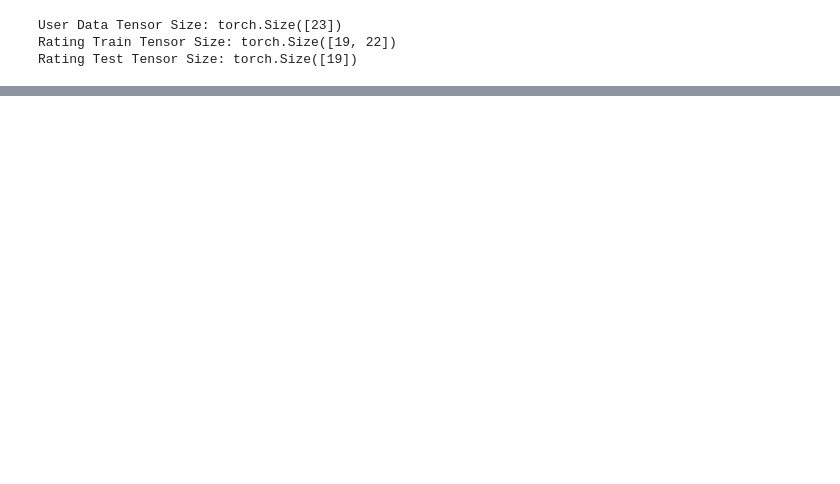
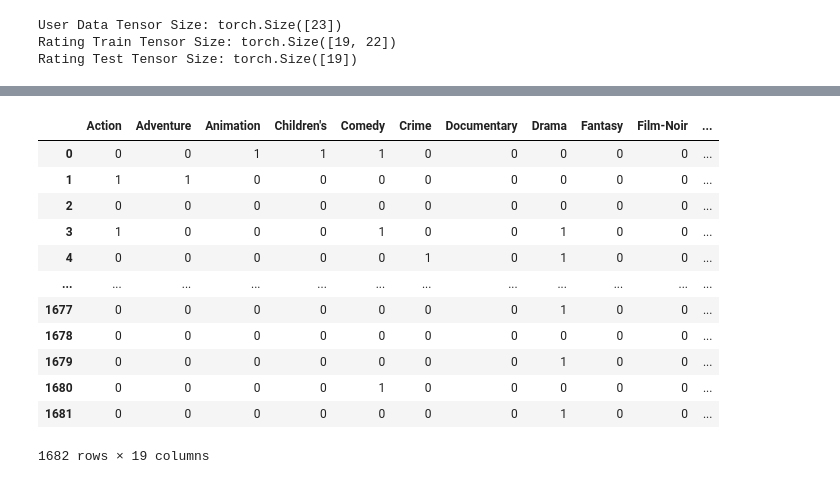
Before and after one commit to Lingfeng555/DeepLearning, a Jupyter notebook: submission2/attempt_1.ipynb, the cells around one changed output, grey strips where cells are left out. Saved outputs shown, nothing was run; the diff lists cells and outputs as text; code cells hidden in the pictures; blank space fills up the shorter version.

```diff
--- a/submission2/attempt_1.ipynb
+++ b/submission2/attempt_1.ipynb
@@ -25,7 +25,9 @@ ModuleNotFoundError: No module named 'components'
 # %%
-train_dataset = MovieLensDataset(ml_path="ml-100k", split="train", seed=SEED)
-test_dataset = MovieLensDataset(ml_path="ml-100k", split="test", seed=SEED)
-val_dataset = MovieLensDataset(ml_path="ml-100k", split="val", seed=SEED)
+ml_path = "ml-100k"
+
+train_dataset = MovieLensDataset(ml_path=ml_path, split="train", transpose_ratings=False, seed=SEED)
+test_dataset = MovieLensDataset(ml_path=ml_path, split="test", transpose_ratings=False, seed=SEED)
+val_dataset = MovieLensDataset(ml_path=ml_path, split="val", transpose_ratings=False, seed=SEED)
 
 train_dataloader = DataLoader(train_dataset, batch_size=BATCH, shuffle=True, num_workers=NUN_THREADS)
 test_dataloader = DataLoader(test_dataset, batch_size=BATCH, shuffle=True, num_workers=NUN_THREADS)
@@ -125,0 +305,43 @@ KeyboardInterrupt:
+# %%
+genre = pd.read_csv(os.path.join(ml_path,"u.genre"),
+                 sep='|',
+                 header=None,
+                 names=['genre_name', 'genre_id'])
+
+columns = [
+            'movie_id',
+            'movie_title',
+            'release_date',
+            'video_release_date',
+            'IMDb_URL'
+        ] + genre["genre_name"].tolist()
+
+movie = pd.read_csv(
+            os.path.join(ml_path,"u.item"),
+            sep='|',
+            header=None,
+            names=columns,
+            encoding='latin-1'
+        ).drop(columns=['video_release_date', 'IMDb_URL'])
+
+movie["release_date"] = pd.to_datetime(movie["release_date"], errors='coerce') - pd.Timestamp("1970-01-01")
+movie['years_1970'] = movie['release_date'].dt.days / 365
+movie = movie.drop(columns=['release_date', "movie_title", "movie_id", "years_1970"])[['Action', 'Adventure',
+       'Animation', "Children's", 'Comedy', 'Crime', 'Documentary', 'Drama',
+       'Fantasy', 'Film-Noir', 'Horror', 'Musical', 'Mystery', 'Romance',
+       'Sci-Fi', 'Thriller', 'War', 'Western','unknown']]
+movie
+# %% [output]
+|  | Action | Adventure | Animation | Children's | Comedy | Crime | Documentary | Drama | Fantasy | Film-Noir | ... |
+| 0 | 0 | 0 | 1 | 1 | 1 | 0 | 0 | 0 | 0 | 0 | ... |
+| 1 | 1 | 1 | 0 | 0 | 0 | 0 | 0 | 0 | 0 | 0 | ... |
+| 2 | 0 | 0 | 0 | 0 | 0 | 0 | 0 | 0 | 0 | 0 | ... |
+| 3 | 1 | 0 | 0 | 0 | 1 | 0 | 0 | 1 | 0 | 0 | ... |
+| 4 | 0 | 0 | 0 | 0 | 0 | 1 | 0 | 1 | 0 | 0 | ... |
+| ... | ... | ... | ... | ... | ... | ... | ... | ... | ... | ... | ... |
+| 1677 | 0 | 0 | 0 | 0 | 0 | 0 | 0 | 1 | 0 | 0 | ... |
+| 1678 | 0 | 0 | 0 | 0 | 0 | 0 | 0 | 0 | 0 | 0 | ... |
+| 1679 | 0 | 0 | 0 | 0 | 0 | 0 | 0 | 1 | 0 | 0 | ... |
+| 1680 | 0 | 0 | 0 | 0 | 1 | 0 | 0 | 0 | 0 | 0 | ... |
+| 1681 | 0 | 0 | 0 | 0 | 0 | 0 | 0 | 1 | 0 | 0 | ... |
+1682 rows × 19 columns
```
Also changed, not shown: parts of 9 cells of this notebook, 12 other files.
